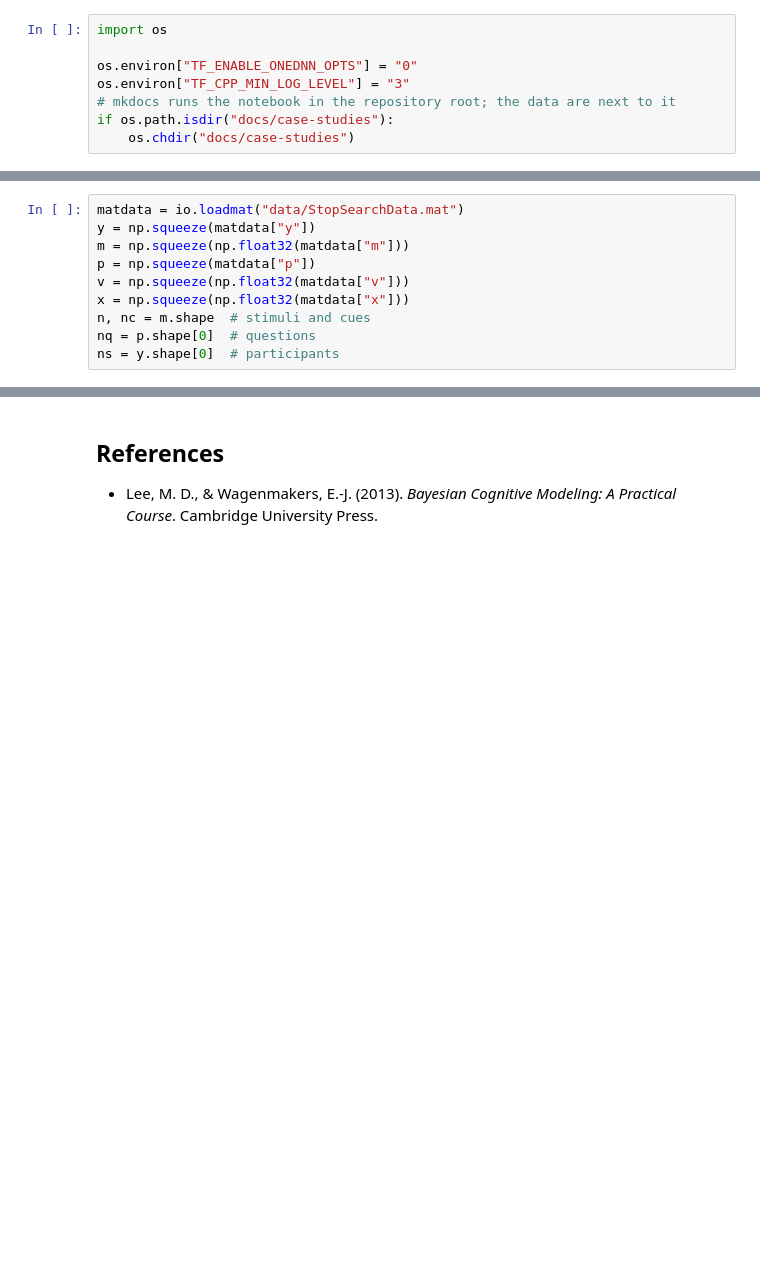
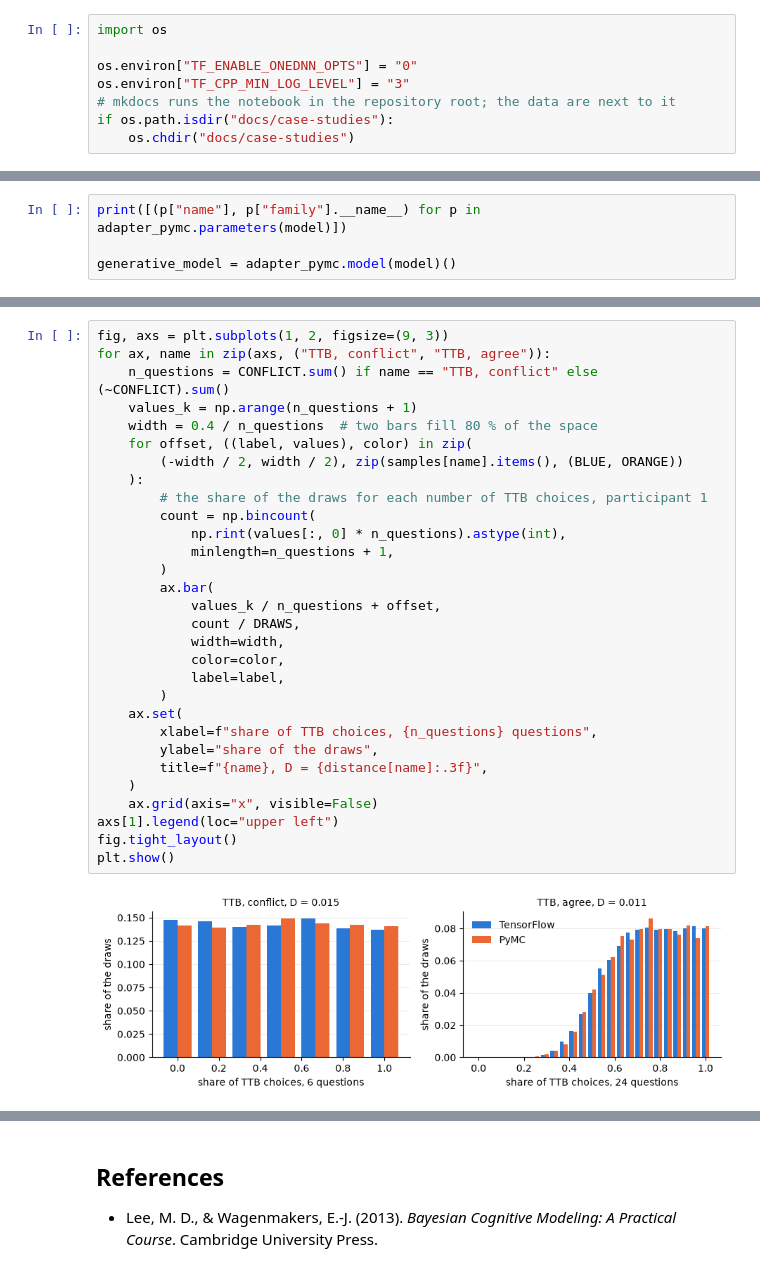
Before and after one commit to florence-bockting/elicito, a Jupyter notebook: docs/case-studies/heuristic-decision-making.ipynb, the cells around one changed output, grey strips where cells are left out. Cells and saved outputs as stored; diff of their text form; blank space fills up the shorter version.

```diff
--- a/docs/case-studies/heuristic-decision-making.ipynb
+++ b/docs/case-studies/heuristic-decision-making.ipynb
@@ -113,10 +219,4 @@ of each question, `v` the validity of each cue and `x` its weight. `y` is
 # %%
-matdata = io.loadmat("data/StopSearchData.mat")
-y = np.squeeze(matdata["y"])
-m = np.squeeze(np.float32(matdata["m"]))
-p = np.squeeze(matdata["p"])
-v = np.squeeze(np.float32(matdata["v"]))
-x = np.squeeze(np.float32(matdata["x"]))
-n, nc = m.shape  # stimuli and cues
-nq = p.shape[0]  # questions
-ns = y.shape[0]  # participants
+print([(p["name"], p["family"].__name__) for p in adapter_pymc.parameters(model)])
+
+generative_model = adapter_pymc.model(model)()
@@ -177 +299,33 @@ def stopping(tmat: Any) -> Any:
+# %%
+fig, axs = plt.subplots(1, 2, figsize=(9, 3))
+for ax, name in zip(axs, ("TTB, conflict", "TTB, agree")):
+    n_questions = CONFLICT.sum() if name == "TTB, conflict" else (~CONFLICT).sum()
+    values_k = np.arange(n_questions + 1)
+    width = 0.4 / n_questions  # two bars fill 80 % of the space
+    for offset, ((label, values), color) in zip(
+        (-width / 2, width / 2), zip(samples[name].items(), (BLUE, ORANGE))
+    ):
+        # the share of the draws for each number of TTB choices, participant 1
+        count = np.bincount(
+            np.rint(values[:, 0] * n_questions).astype(int),
+            minlength=n_questions + 1,
+        )
+        ax.bar(
+            values_k / n_questions + offset,
+            count / DRAWS,
+            width=width,
+            color=color,
+            label=label,
+        )
+    ax.set(
+        xlabel=f"share of TTB choices, {n_questions} questions",
+        ylabel="share of the draws",
+        title=f"{name}, D = {distance[name]:.3f}",
+    )
+    ax.grid(axis="x", visible=False)
+axs[1].legend(loc="upper left")
+fig.tight_layout()
+plt.show()
+# %% [output]
+[figure, added]
 # %% [markdown]
```
Also changed, not shown: parts of 31 cells of this notebook, 1 other file.
